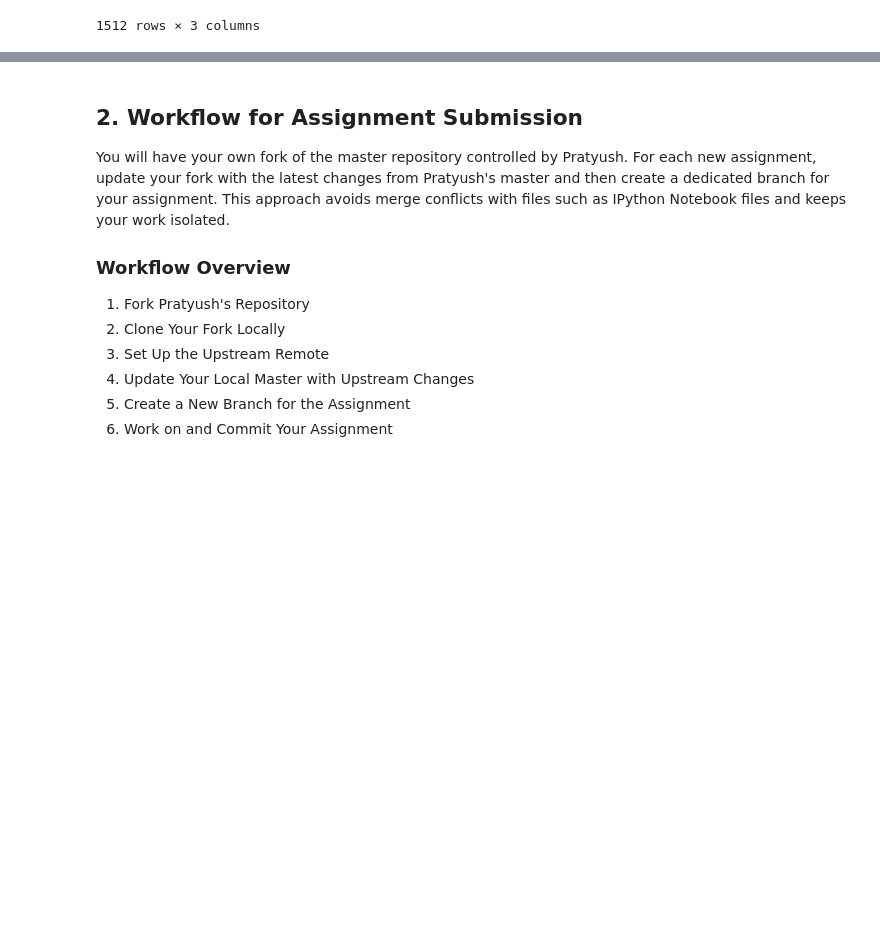
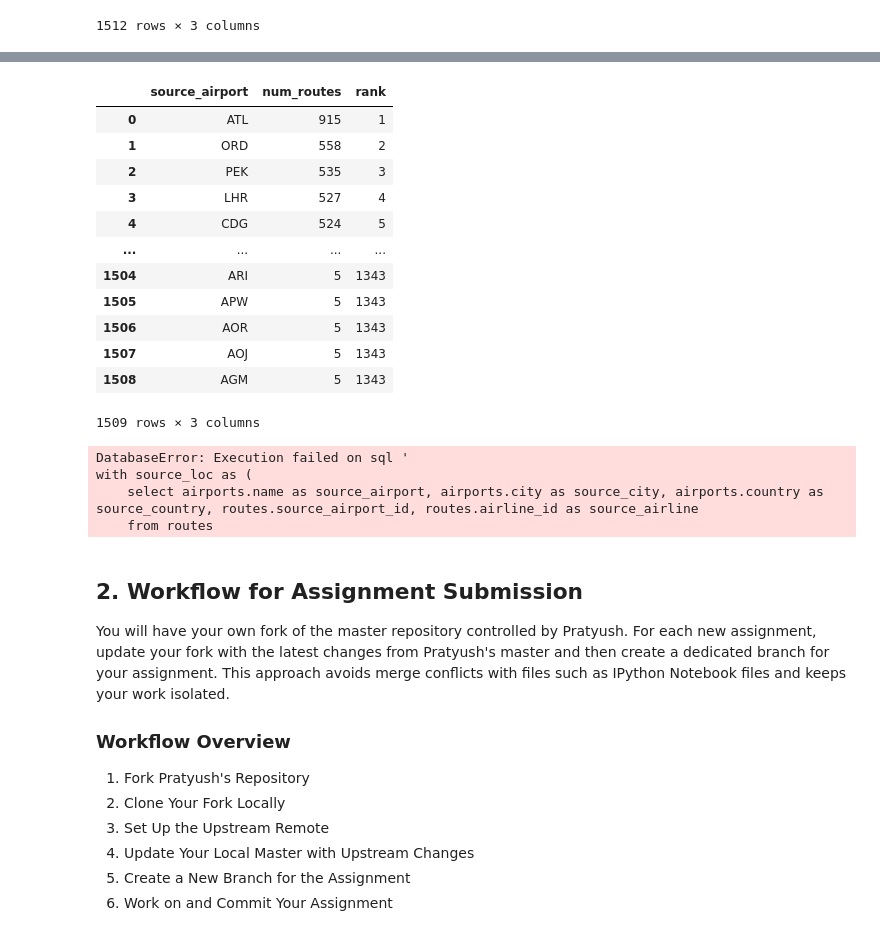
Before and after one commit to vivagrace/data_alchemy_assignments, a Jupyter notebook: Wk2_SQL.ipynb, the cells around one changed output, grey strips where cells are left out. Cells and saved outputs as stored; diff of their text form; code cells hidden in the pictures; blank space fills up the shorter version.

Commit message:
Done up through (most of) question 6; been struggling with this one for a while.

```diff
--- a/Wk2_SQL.ipynb
+++ b/Wk2_SQL.ipynb
@@ -190,0 +212,74 @@ where num_routes = (
+# %%
+## Question 5: List each source airport along with the count of routes departing from it and its rank based on the route count (with the highest count ranked 1). Only include airports with at least 5 routes.
+
+q5 = """
+select source_airport, count(destination_airport) as num_routes, rank() over (order by count(destination_airport) desc) as rank
+from routes
+group by source_airport
+having count(destination_airport) >= 5
+"""
+
+df = pd.read_sql_query(q5, conn)
+df
+# %% [output]
+|  | source_airport | num_routes | rank |
+| 0 | ATL | 915 | 1 |
+| 1 | ORD | 558 | 2 |
+| 2 | PEK | 535 | 3 |
+| 3 | LHR | 527 | 4 |
+| 4 | CDG | 524 | 5 |
+| ... | ... | ... | ... |
+| 1504 | ARI | 5 | 1343 |
+| 1505 | APW | 5 | 1343 |
+| 1506 | AOR | 5 | 1343 |
+| 1507 | AOJ | 5 | 1343 |
+| 1508 | AGM | 5 | 1343 |
+1509 rows × 3 columns
+# %%
+## Question 6: (Slight Challenge) List each route's details including the airline name and airline country, the source airport name and city, and the destination airport name and city. Only include routes where both the source and destination airports are located in the same country as the airline.
+
+q6 = """
+with source_loc as (
+    select airports.name as source_airport, airports.city as source_city, airports.country as source_country, routes.source_airport_id, routes.airline_id as source_airline
+    from routes
+    inner join airports on routes.source_airport_id = airports.airport_id
+),
+destination_loc as (
+    select airports.name as destination_airport, airports.city as destination_city, airports.country as destination_country, routes.destination_airport_id, routes.airline_id as destination_airline
+    from routes
+    inner join airports on routes.destination_airport_id = airports.airport_id
+),
+locations as (
+    insert into source_loc
+    select destination_airport, destination_city
+    from destination_loc
+    where source_country = destination_country
+)
+    /*select source_airport, source_city, destination_airport, destination_city, source_country, source_airline
+    from source_loc
+    inner join destination_loc on source_loc.source_airline = destination_loc.destination_airline
+    where source_country = destination_country*/
+
+
+/*select airlines.name as airline, airlines.country as airline_country, source_airport, source_city, destination_airport, destination_city
+from locations
+inner join airlines on source_airline = airline_id
+where source_country = airline_country*/
+
+select * from locations
+limit 100;
+
+
+
+
+
+
+"""
+
+df = pd.read_sql_query(q6, conn)
+df
+# %% [output]
+DatabaseError: Execution failed on sql '
+with source_loc as (
+    select airports.name as source_airport, airports.city as source_city, airports.country as source_country, routes.source_airport_id, routes.airline_id as source_airline
+    from routes
```
Also changed, not shown: parts of 4 cells of this notebook, 1 other file.
